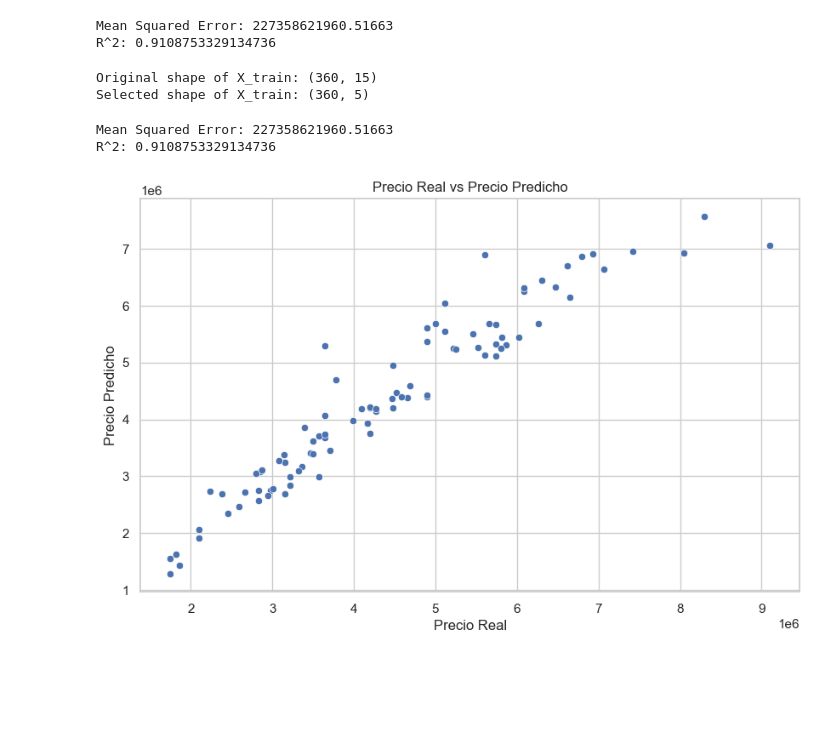
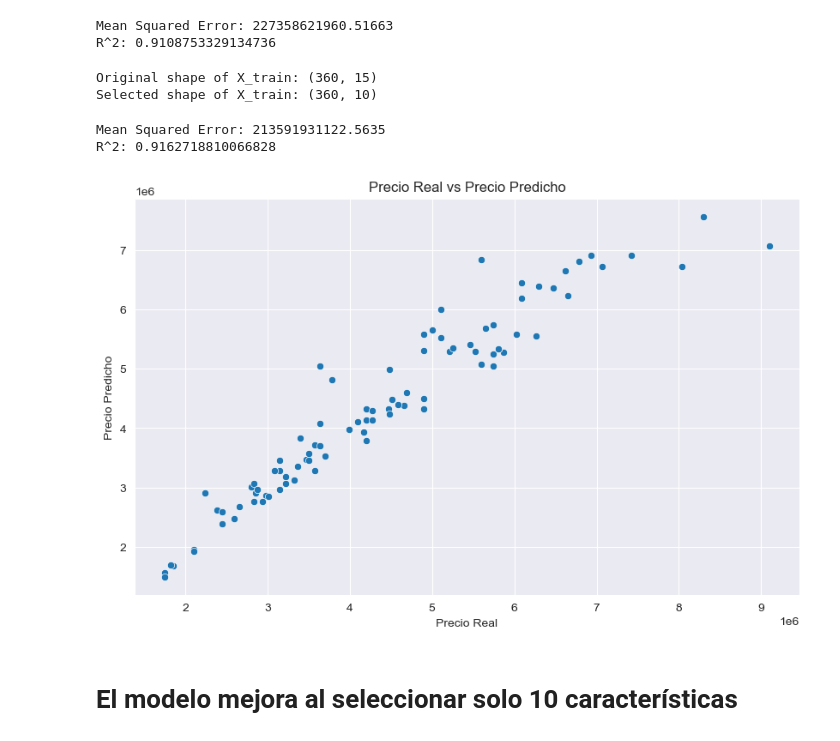
Before and after one commit to federojasc/Electric_Cars_Project, a Jupyter notebook: Housing_Price_Prediction/Housing_Price_Prediction.ipynb, the cells around one changed output. Drawn from its saved outputs; the diff is of its cells as text; code cells hidden in the pictures; blank space fills up the shorter version.

```diff
--- a/Housing_Price_Prediction/Housing_Price_Prediction.ipynb
+++ b/Housing_Price_Prediction/Housing_Price_Prediction.ipynb
@@ -445,26 +455,26 @@ X_test_normalized = scaler_minmax.transform(X_test)
 X_test = pd.DataFrame(X_test_normalized, columns=X_test.columns)
 
 # Crear un modelo de regresión lineal
-model = LinearRegression()
+lr_2 = LinearRegression()
 
 # Entrenar el modelo con el conjunto de entrenamiento
-model.fit(X_train, y_train)
+lr_2.fit(X_train, y_train)
 
 # Realizar predicciones con el conjunto de prueba
-y_pred = model.predict(X_test)
+y_pred_lr_2 = lr_2.predict(X_test)
 
 # Evaluar el modelo
-mse = mean_squared_error(y_test, y_pred)
-r2 = r2_score(y_test, y_pred)
+mse_lr2 = mean_squared_error(y_test, y_pred_lr_2)
+r2_lr2 = r2_score(y_test, y_pred_lr_2)
 
-print("Mean Squared Error:", mse)
-print("R^2:", r2)
+print("Mean Squared Error:", mse_lr2)
+print("R^2:", r2_lr2)
 # %% [output]
 Mean Squared Error: 227358621960.51663
 R^2: 0.9108753329134736
 # %%
 #Select k best features
-selector = SelectKBest(score_func=f_regression, k=5)
+selector = SelectKBest(score_func=f_regression, k=10)
 
 X_train_selected = selector.fit_transform(X_train, y_train)
 X_test_selected = selector.transform(X_test)
@@ -473,37 +483,39 @@ print("Original shape of X_train:", X_train.shape)
 print("Selected shape of X_train:", X_train_selected.shape)
 # %% [output]
 Original shape of X_train: (360, 15)
-Selected shape of X_train: (360, 5)
+Selected shape of X_train: (360, 10)
 # %%
 #Modeling
 from sklearn.linear_model import LinearRegression, LogisticRegression
 from sklearn.metrics import mean_squared_error, r2_score, accuracy_score
 
 # Crear un modelo de regresión lineal
-model_lr2 = LinearRegression()
+model_lrk = LinearRegression()
 
 # Entrenar el modelo con el conjunto de entrenamiento
-model_lr2.fit(X_train, y_train)
+model_lrk.fit(X_train_selected, y_train)
 
 # Realizar predicciones con el conjunto de prueba
-y_pred = model.predict(X_test)
+y_pred_lrk = model_lrk.predict(X_test_selected)
 
 # Evaluar el modelo
-mse = mean_squared_error(y_test, y_pred)
-r2 = r2_score(y_test, y_pred)
+mse_lrk = mean_squared_error(y_test, y_pred_lrk)
+r2_lrk = r2_score(y_test, y_pred_lrk)
 
-print("Mean Squared Error:", mse)
-print("R^2:", r2)
+print("Mean Squared Error:", mse_lrk)
+print("R^2:", r2_lrk)
 # %% [output]
-Mean Squared Error: 227358621960.51663
-R^2: 0.9108753329134736
+Mean Squared Error: 213591931122.5635
+R^2: 0.9162718810066828
 # %%
 # Chequea linealidad entre Xs e Y
 plt.figure(figsize=(10, 6))
-sns.scatterplot(x=y_test, y=y_pred)
+sns.scatterplot(x=y_test, y=y_pred_lrk)
 plt.xlabel('Precio Real')
 plt.ylabel('Precio Predicho')
 plt.title('Precio Real vs Precio Predicho')
 plt.show()
 # %% [output]
-[figure, old version]
+[figure, new version]
+# %% [markdown]
+# El modelo mejora al seleccionar solo 10 características
```
Also changed, not shown: parts of 12 cells of this notebook.
